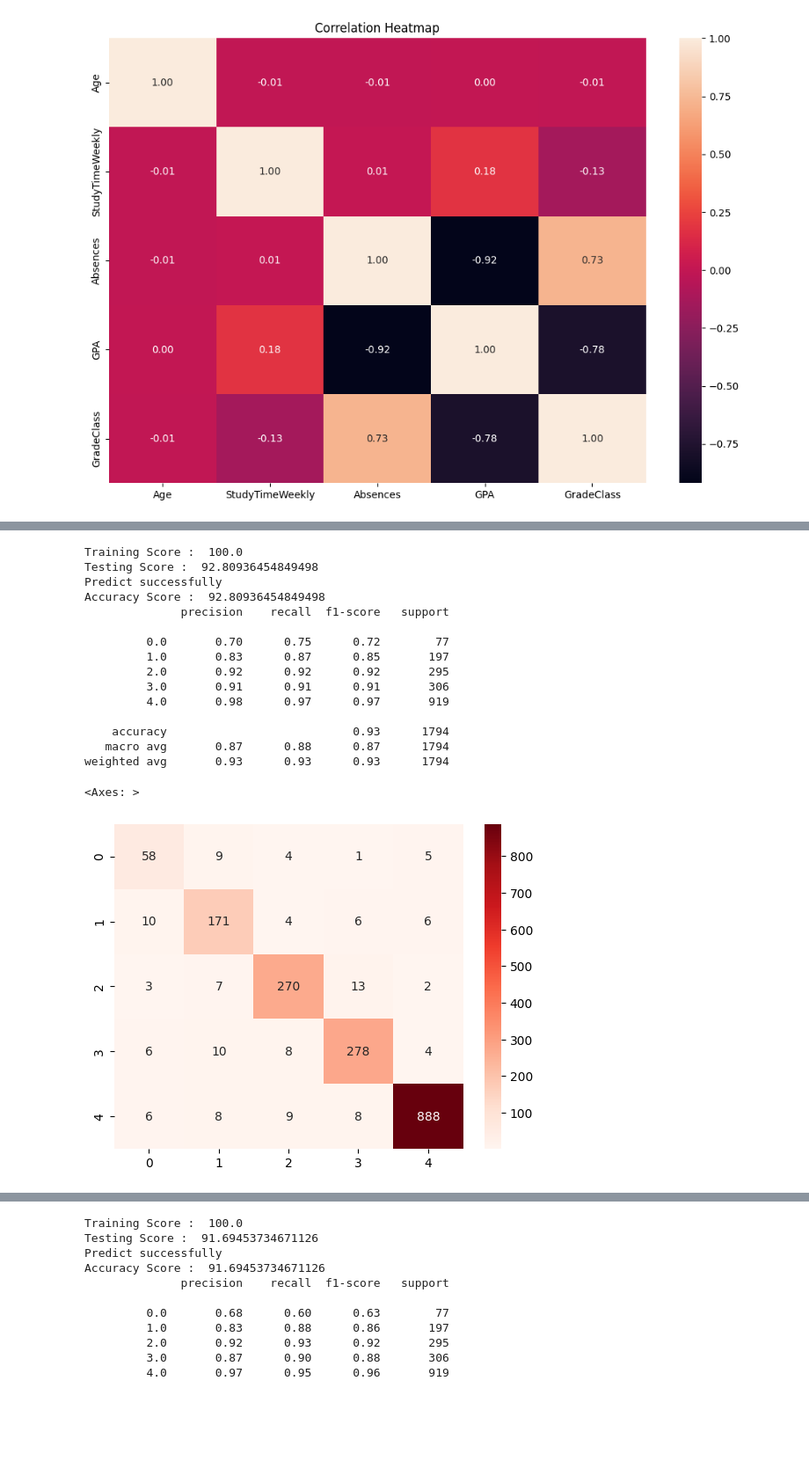
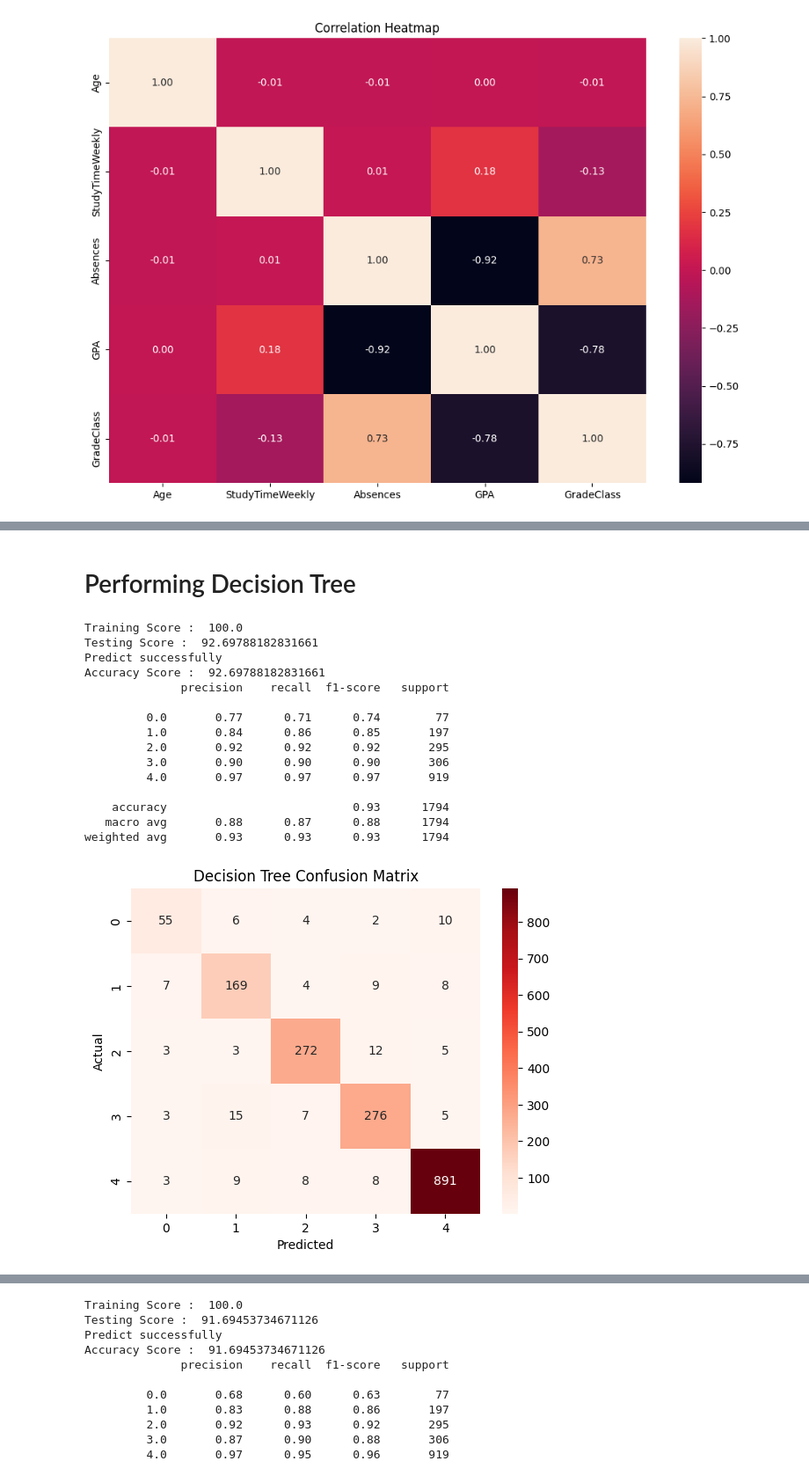
Before and after one commit to samifahim07/EduIntel-Intelligent-Student-Performance-Analytics, a Jupyter notebook: student_performance.ipynb, the cells around one changed output, grey strips where cells are left out. Shown at 88% size. Cells and saved outputs as stored; diff of their text form; code cells hidden in the pictures; blank space fills up the shorter version.

```diff
--- a/student_performance.ipynb
+++ b/student_performance.ipynb
@@ -288,3 +290,5 @@ weighted avg       0.91      0.91      0.91      1794
+# %% [markdown]
+ # Performing Decision Tree
 # %%
 dt = DecisionTreeClassifier()
 dt.fit(xtrain,ytrain)
@@ -292,39 +296,42 @@ dt.fit(xtrain,ytrain)
 print("Training Score : ", dt.score(xtrain,ytrain)*100)
 print("Testing Score : ", dt.score(xtest,ytest)*100)
 
 # Prediction
 
 y_pred_dt = dt.predict(xtest)
 print("Predict successfully ")
 
 # from sklearn.metrics import accuracy_score, classification_report, confusion_matrix,precision_score, recall_score,f1_score
 
 #accuracy_score
 ac = accuracy_score(ytest , y_pred_dt)
 print("Accuracy Score : ", ac *100)
 
 #classification report
 cr = classification_report(ytest,y_pred_dt)
 print(cr)
 #Confusion Matrix
 cm = confusion_matrix(ytest, y_pred_dt)
 
 sns.heatmap(cm , annot = True , cmap = 'Reds', fmt = 'd')
+plt.xlabel("Predicted")
+plt.ylabel("Actual")
+plt.title("Decision Tree Confusion Matrix")
+plt.show()
 # %% [output]
 Training Score :  100.0
-Testing Score :  92.80936454849498
+Testing Score :  92.69788182831661
 Predict successfully
-Accuracy Score :  92.80936454849498
+Accuracy Score :  92.69788182831661
               precision    recall  f1-score   support
 
-         0.0       0.70      0.75      0.72        77
-         1.0       0.83      0.87      0.85       197
+         0.0       0.77      0.71      0.74        77
+         1.0       0.84      0.86      0.85       197
          2.0       0.92      0.92      0.92       295
-         3.0       0.91      0.91      0.91       306
-         4.0       0.98      0.97      0.97       919
+         3.0       0.90      0.90      0.90       306
+         4.0       0.97      0.97      0.97       919
 
     accuracy                           0.93      1794
-   macro avg       0.87      0.88      0.87      1794
+   macro avg       0.88      0.87      0.88      1794
 weighted avg       0.93      0.93      0.93      1794
-<Axes: >
-[figure, old version]
+[figure, new version]
```
Also changed, not shown: parts of 3 cells of this notebook.
